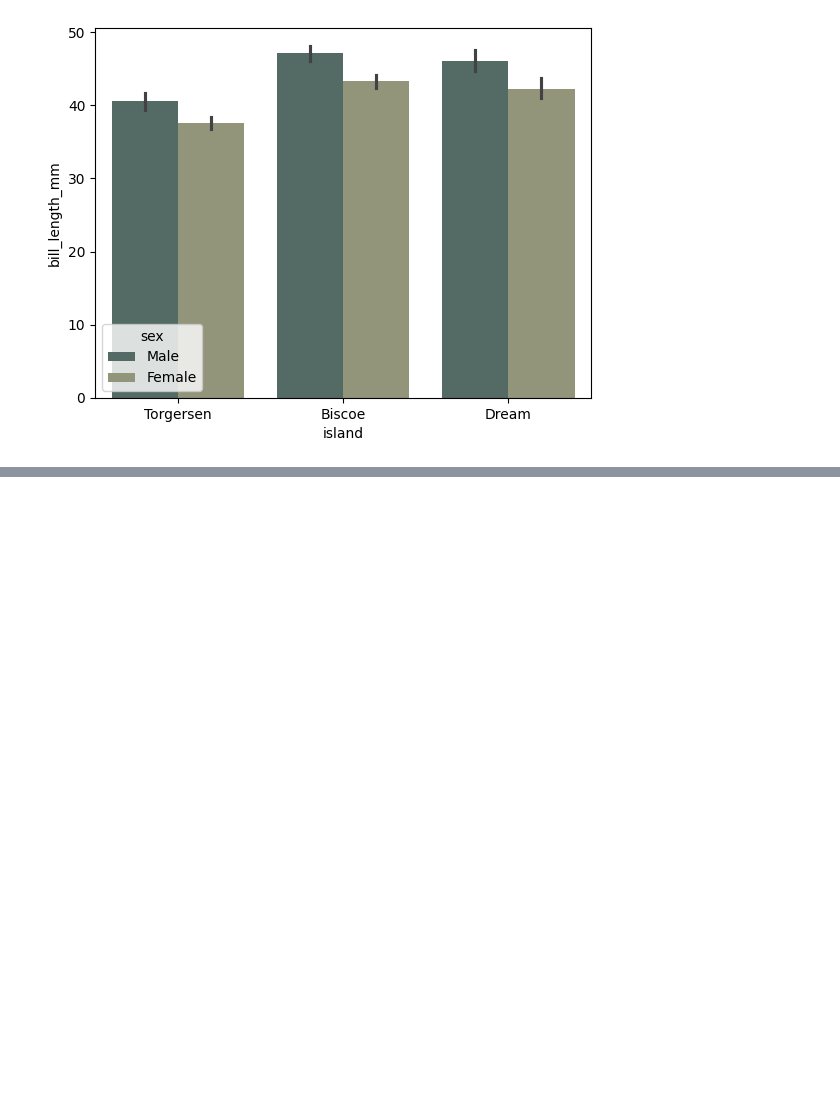
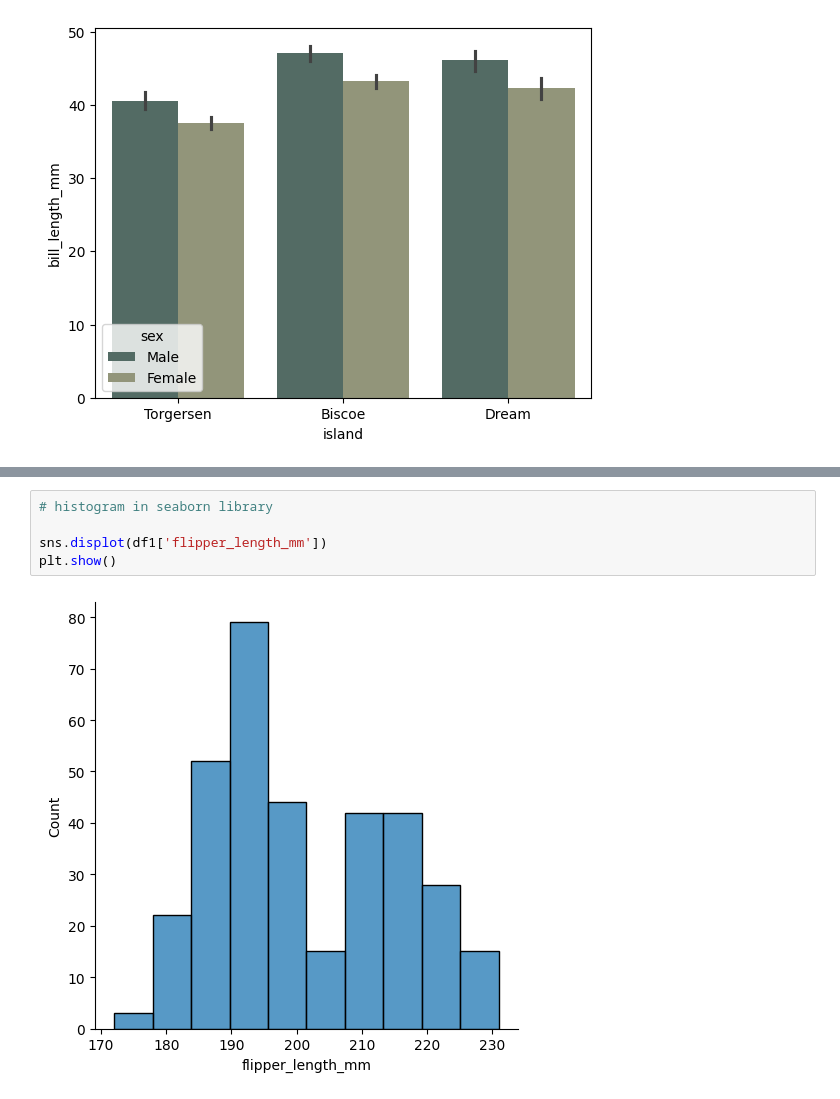
Before and after one commit to KKaranSinghh/Python-Youtube, a Jupyter notebook: I scale youtube/Day-18-19 Seaborn.ipynb, the cells around one changed output, grey strips where cells are left out. Saved outputs shown, nothing was run; the diff lists cells and outputs as text; blank space fills up the shorter version.

Commit message:
seaborn

```diff
--- a/I scale youtube/Day-18-19 Seaborn.ipynb
+++ b/I scale youtube/Day-18-19 Seaborn.ipynb
@@ -207,0 +224,7 @@ plt.show()
+# %%
+# histogram in seaborn library
+
+sns.displot(df1['flipper_length_mm'])
+plt.show()
+# %% [output]
+[figure, added]
```
Also changed, not shown: parts of 4 cells of this notebook.
